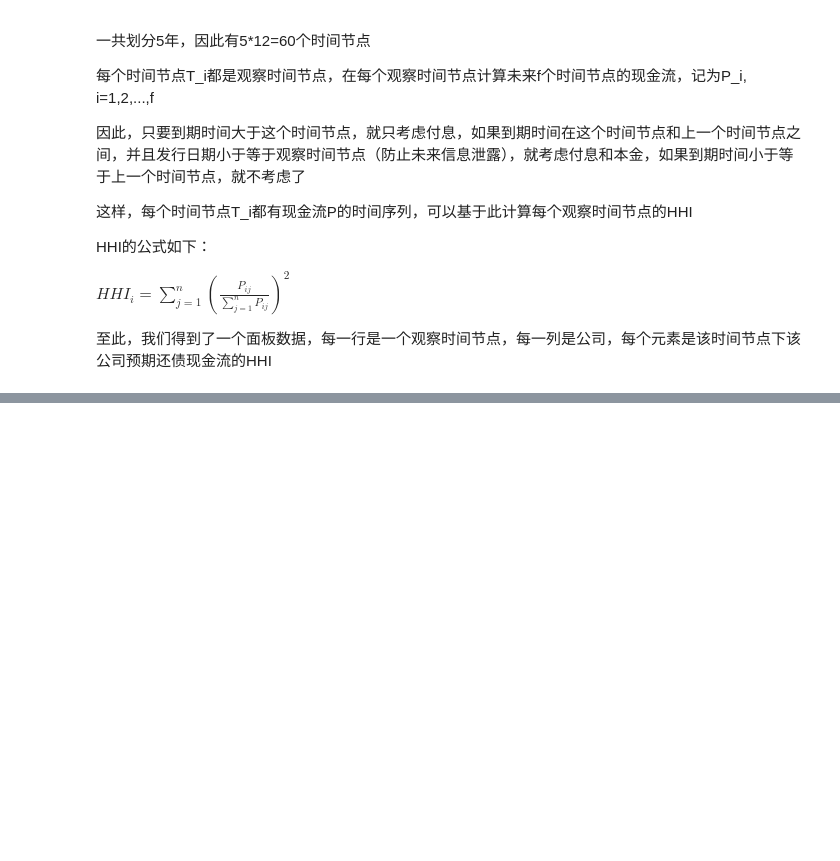
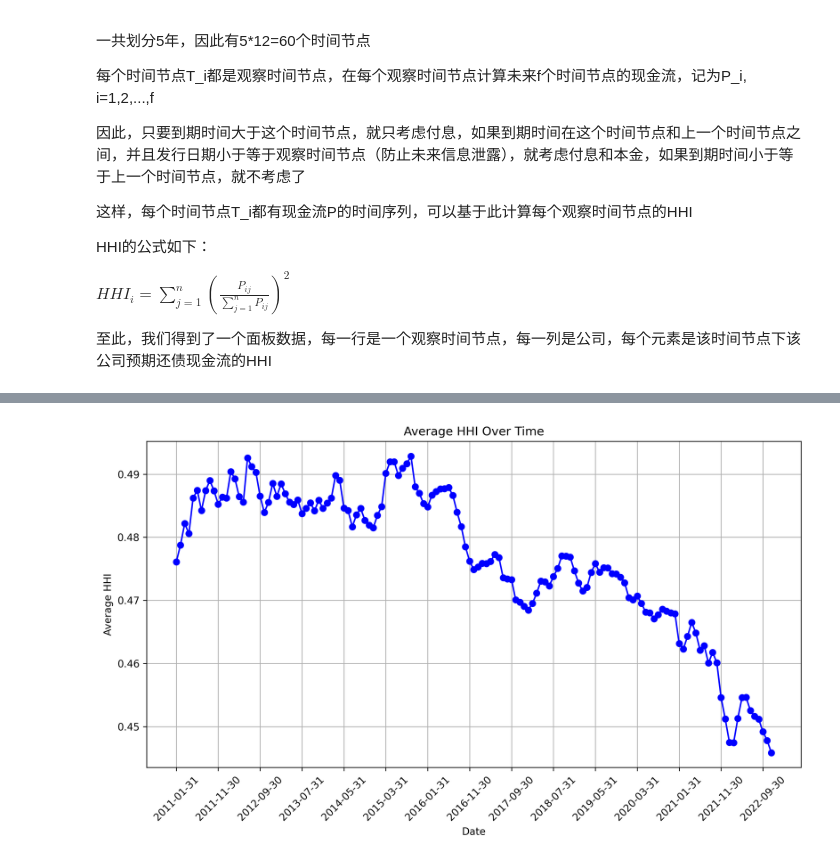
Before and after one commit to Lawrenceeeeeeee/bond, a Jupyter notebook: 利率期限结构.ipynb, the cells around one changed output, grey strips where cells are left out. Cells and saved outputs as stored; diff of their text form; code cells hidden in the pictures; blank space fills up the shorter version.

```diff
--- a/利率期限结构.ipynb
+++ b/利率期限结构.ipynb
@@ -209,0 +337,27 @@ f'hhi_result_{start.date()}_{end.date()}_{f}.csv'
+# %%
+df_hhi = pd.read_csv('hhi_result_year_2011-01-31_2022-11-30_7.csv')
+
+# 计算每个时间节点的平均HHI
+# df_hhi['mean_hhi'] = df_hhi.iloc[:, 2:].mean(axis=1)
+df_hhi['mean_hhi'] = df_hhi.iloc[:, 2:].mask(df_hhi.iloc[:, 2:] == 1).mean(axis=1)
+df_hhi.head()
+# 画图
+import matplotlib.pyplot as plt
+
+# 设置步长
+step = 10  # 每隔10个日期显示一个标签
+
+plt.figure(figsize=(10, 6), dpi=300)
+plt.plot(df_hhi['Unnamed: 0'], df_hhi['mean_hhi'], marker='o', linestyle='-', color='b')
+plt.title('Average HHI Over Time')
+plt.xlabel('Date')
+plt.ylabel('Average HHI')
+
+# 只显示部分日期标签
+plt.xticks(range(0, len(df_hhi['Unnamed: 0']), step), df_hhi['Unnamed: 0'][::step], rotation=45)
+
+plt.grid(True)
+plt.tight_layout()
+plt.show()
+# %% [output]
+[figure, added]
```
Also changed, not shown: parts of 8 cells of this notebook, 5 other files.
